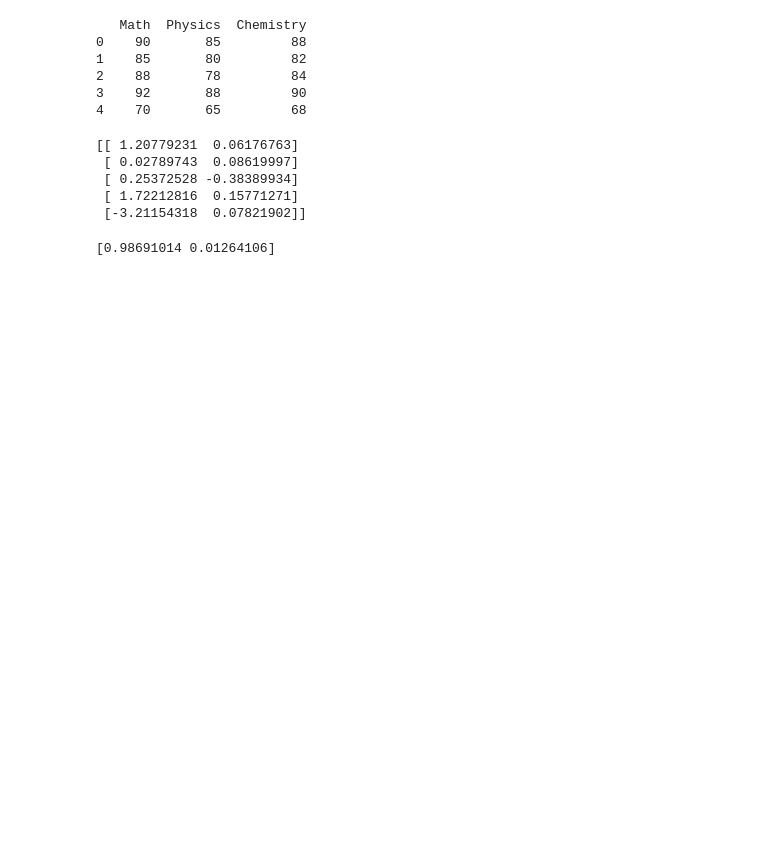
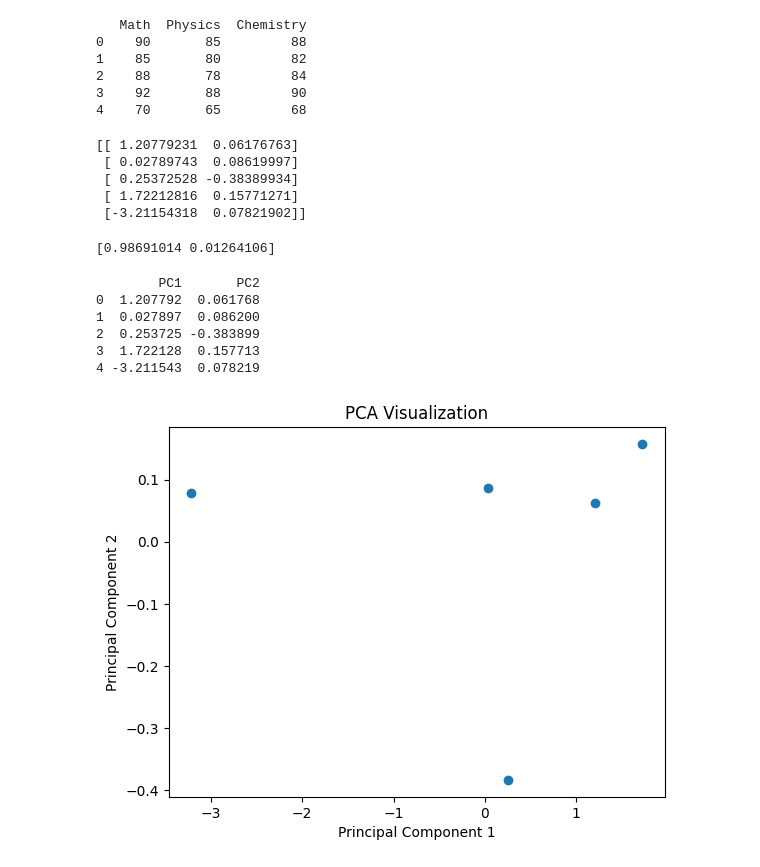
Before and after one commit to trinesh12/ML-Intern-Work, a Jupyter notebook: 01-pca/pca.ipynb, the cells around one changed output. Drawn from its saved outputs; the diff is of its cells as text; code cells hidden in the pictures; blank space fills up the shorter version.

```diff
--- a/01-pca/pca.ipynb
+++ b/01-pca/pca.ipynb
@@ -38,3 +38,23 @@ print(pca_data)
 print(pca.explained_variance_ratio_)
 # %% [output]
 [0.98691014 0.01264106]
+# %%
+pca_df = pd.DataFrame(pca_data, columns=['PC1', 'PC2'])
+print(pca_df.head())
+# %% [output]
+        PC1       PC2
+0  1.207792  0.061768
+1  0.027897  0.086200
+2  0.253725 -0.383899
+3  1.722128  0.157713
+4 -3.211543  0.078219
+# %%
+import matplotlib.pyplot as plt
+
+plt.scatter(pca_df['PC1'], pca_df['PC2'])
+plt.xlabel("Principal Component 1")
+plt.ylabel("Principal Component 2")
+plt.title("PCA Visualization")
+plt.show()
+# %% [output]
+[figure, added]
```
Also changed, not shown: parts of 4 cells of this notebook.
